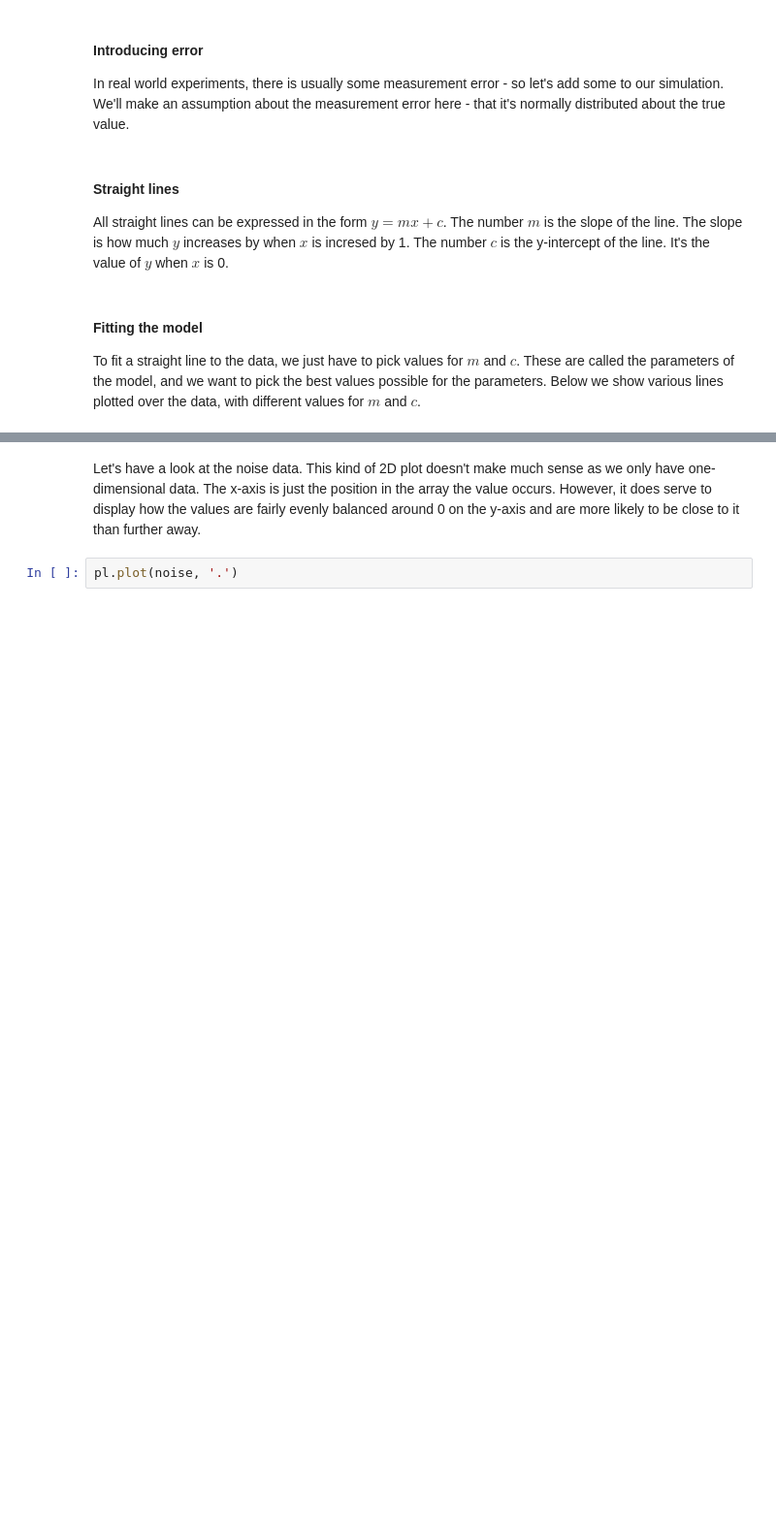
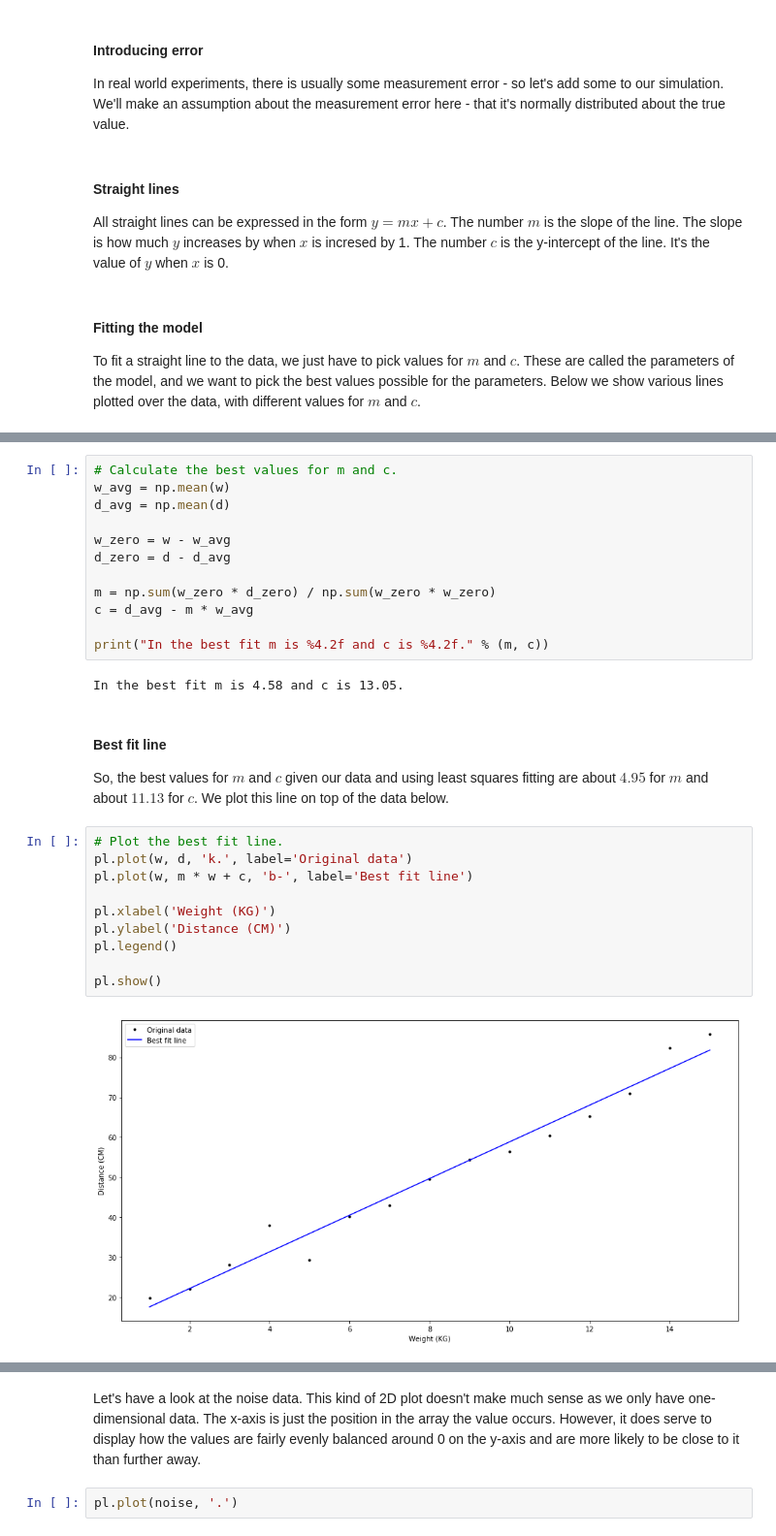
Before and after one commit to QiFuChina/emerging-technologies.github.io, a Jupyter notebook: notebooks/simple-linear-regression.ipynb, the cells around one changed output, grey strips where cells are left out. Shown at 97% size. Cells and saved outputs as stored; diff of their text form; blank space fills up the shorter version.

```diff
--- a/notebooks/simple-linear-regression.ipynb
+++ b/notebooks/simple-linear-regression.ipynb
@@ -125,0 +152,30 @@ Cost with m =  5.00 and c = 15.00:   567.85
+# %%
+# Calculate the best values for m and c.
+w_avg = np.mean(w)
+d_avg = np.mean(d)
+
+w_zero = w - w_avg
+d_zero = d - d_avg
+
+m = np.sum(w_zero * d_zero) / np.sum(w_zero * w_zero)
+c = d_avg - m * w_avg
+
+print("In the best fit m is %4.2f and c is %4.2f." % (m, c))
+# %% [output]
+In the best fit m is 4.58 and c is 13.05.
+# %% [markdown]
+#### Best fit line
+So, the best values for $m$ and $c$ given our data and using least squares fitting are about $4.95$ for $m$ and about $11.13$ for $c$.
+We plot this line on top of the data below.
+# %%
+# Plot the best fit line.
+pl.plot(w, d, 'k.', label='Original data')
+pl.plot(w, m * w + c, 'b-', label='Best fit line')
+
+pl.xlabel('Weight (KG)')
+pl.ylabel('Distance (CM)')
+pl.legend()
+
+pl.show()
+# %% [output]
+[figure, added]
```
Also changed, not shown: parts of 12 cells of this notebook, 2 other files.
